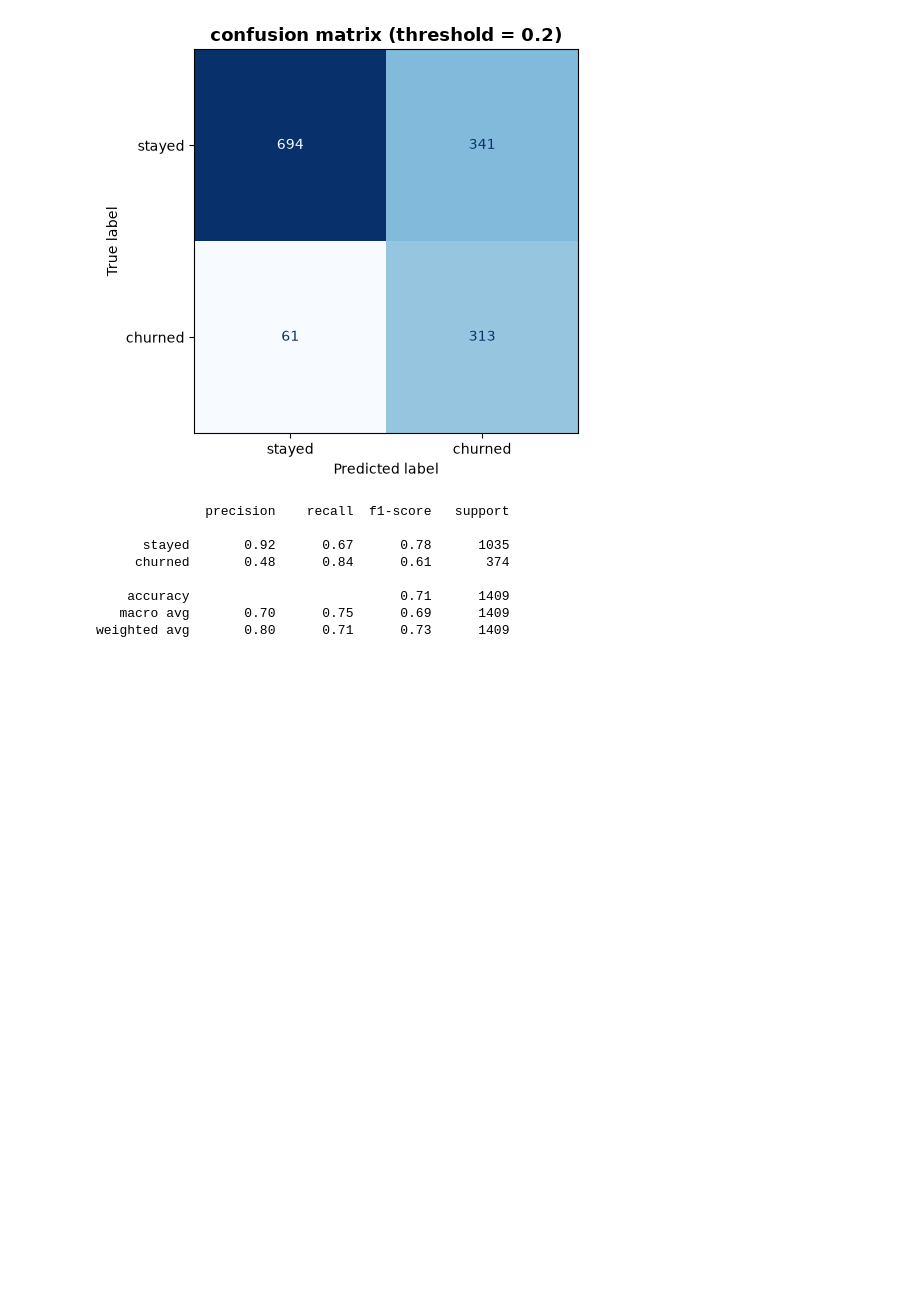
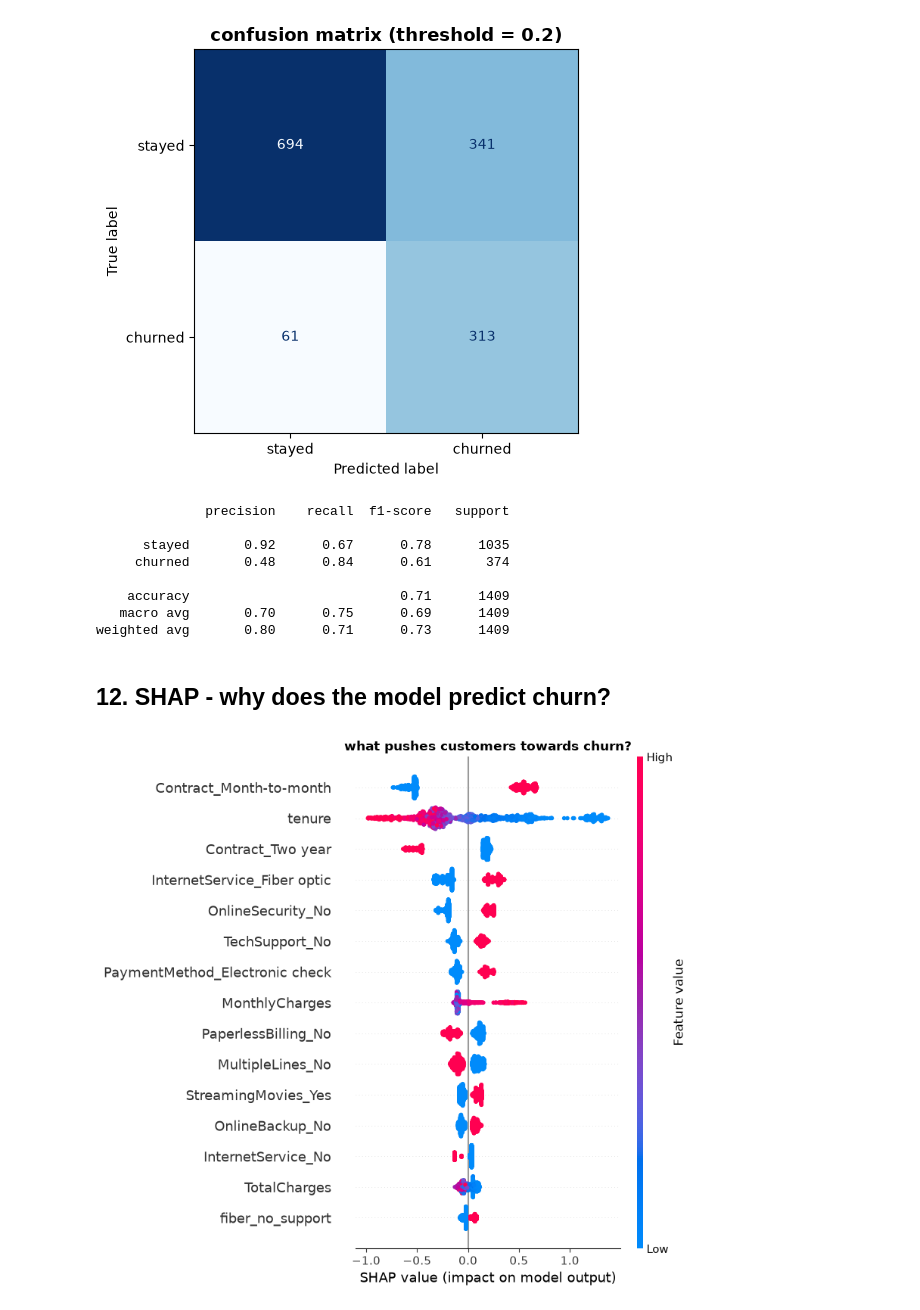
Before and after one commit to RaginiGupta21/Telecom-Churn-Prediction-AutoML, a Jupyter notebook: Telecom_Churn_AutoML.ipynb, the cells around one changed output. Drawn from its saved outputs; the diff is of its cells as text; code cells hidden in the pictures; blank space fills up the shorter version.

Commit message:
add SHAP explanations and model saving

```diff
--- a/Telecom_Churn_AutoML.ipynb
+++ b/Telecom_Churn_AutoML.ipynb
@@ -274,3 +269,22 @@ print(classification_report(y_test, final_pred, target_names=['stayed', 'churned
     accuracy                           0.71      1409
    macro avg       0.70      0.75      0.69      1409
 weighted avg       0.80      0.71      0.73      1409
+# %% [markdown]
+## 12. SHAP - why does the model predict churn?
+# %%
+explainer = shap.TreeExplainer(best_model)
+shap_values = explainer.shap_values(X_test)
+
+# some models give shap values for both classes, we only need the churn class
+if isinstance(shap_values, list):
+    shap_values = shap_values[1]
+if len(shap_values.shape) == 3:
+    shap_values = shap_values[:, :, 1]
+
+shap.summary_plot(shap_values, X_test, max_display=15, show=False)
+plt.title('what pushes customers towards churn?', fontweight='bold')
+plt.tight_layout()
+plt.savefig("images/shap_summary.png", bbox_inches="tight")
+plt.show()
+# %% [output]
+[figure, added]
```
Also changed, not shown: parts of 7 cells of this notebook, 5 other files.
